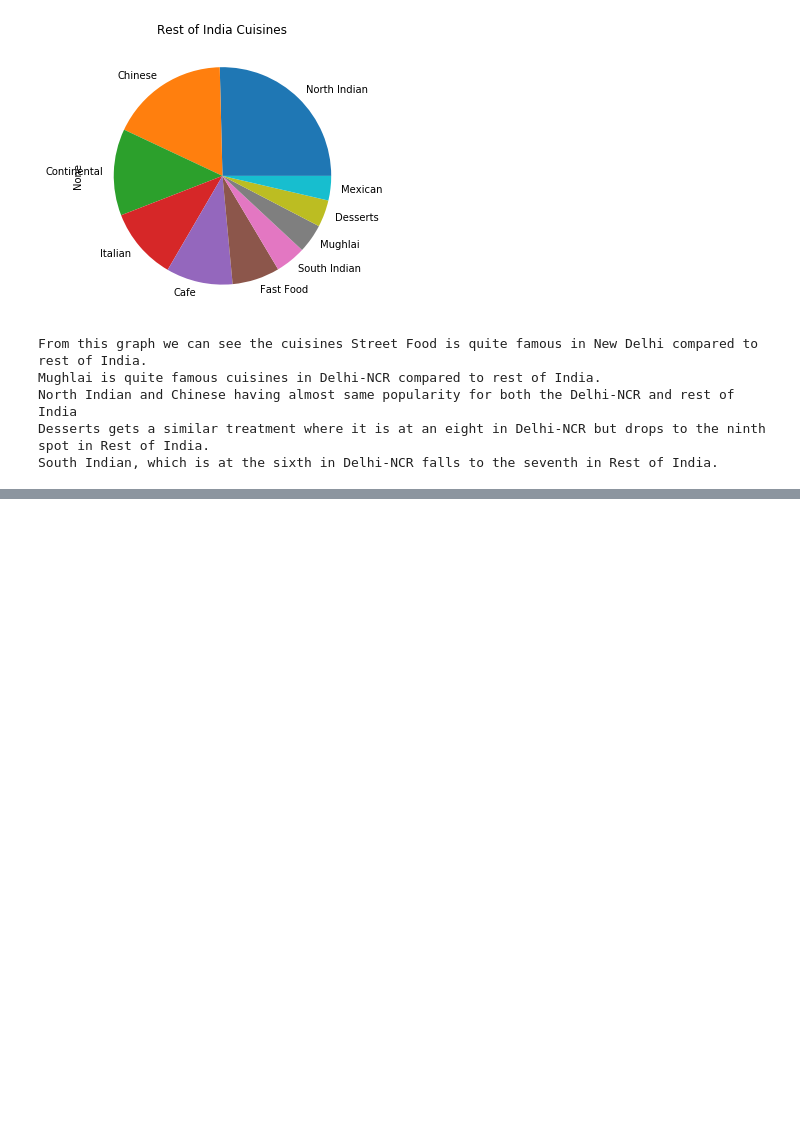
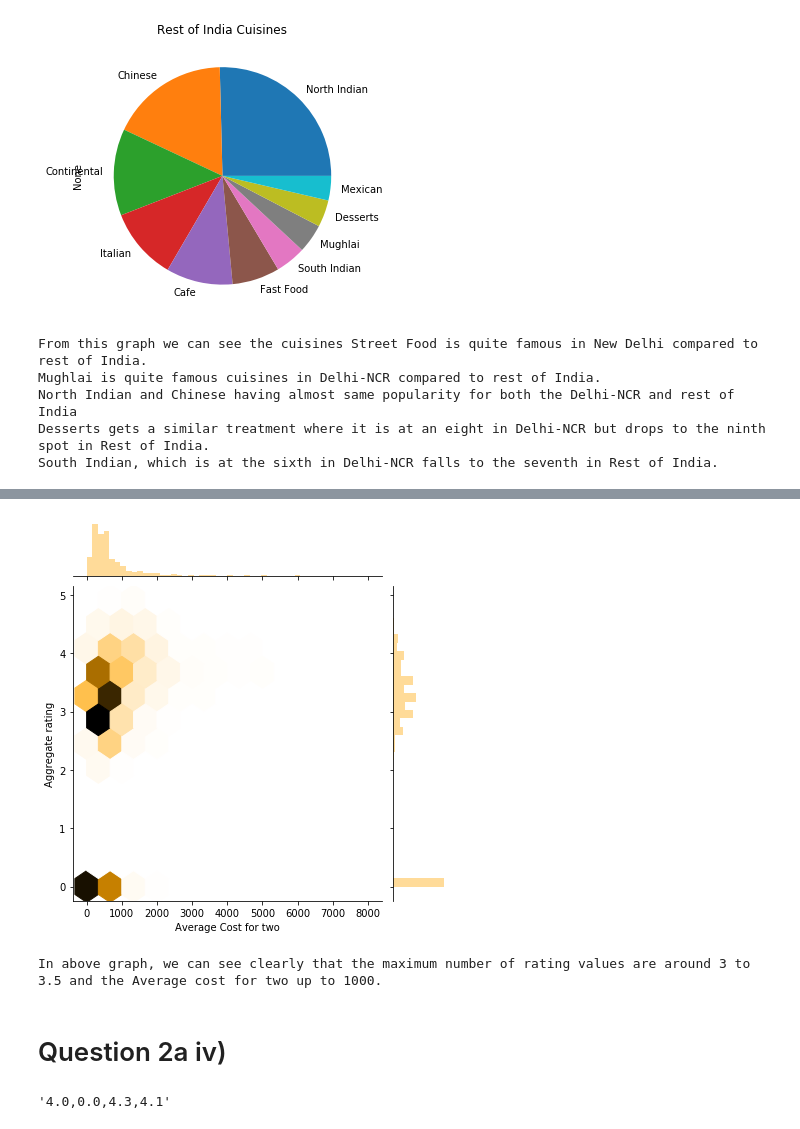
Before and after one commit to abhisngh/Zomato_Dataset_Analyses, a Jupyter notebook: Zomato_analyses.ipynb, the cells around one changed output, grey strips where cells are left out. Saved outputs shown, nothing was run; the diff lists cells and outputs as text; code cells hidden in the pictures; blank space fills up the shorter version.

```diff
--- a/Zomato_analyses.ipynb
+++ b/Zomato_analyses.ipynb
@@ -485,0 +598,9 @@ South Indian, which is at the sixth in Delhi-NCR falls to the seventh in Rest of
+# %%
+sns.jointplot(x='Average Cost for two',y='Aggregate rating',kind ='hex',gridsize=12,data =df_india,color='orange')
+plt.show()
+print('In above graph, we can see clearly that the maximum number of rating values are around 3 to 3.5 and the Average cost for two up to 1000.')
+# %% [output]
+[figure, added]
+In above graph, we can see clearly that the maximum number of rating values are around 3 to 3.5 and the Average cost for two up to 1000.
+# %% [markdown]
+# Question 2a iv)
@@ -485,0 +644,5 @@ South Indian, which is at the sixth in Delhi-NCR falls to the seventh in Rest of
+# %%
+#Eg to show the dictionary content
+dict_specific['Rajasthani']
+# %% [output]
+'4.0,0.0,4.3,4.1'
```
Also changed, not shown: parts of 33 cells of this notebook.
